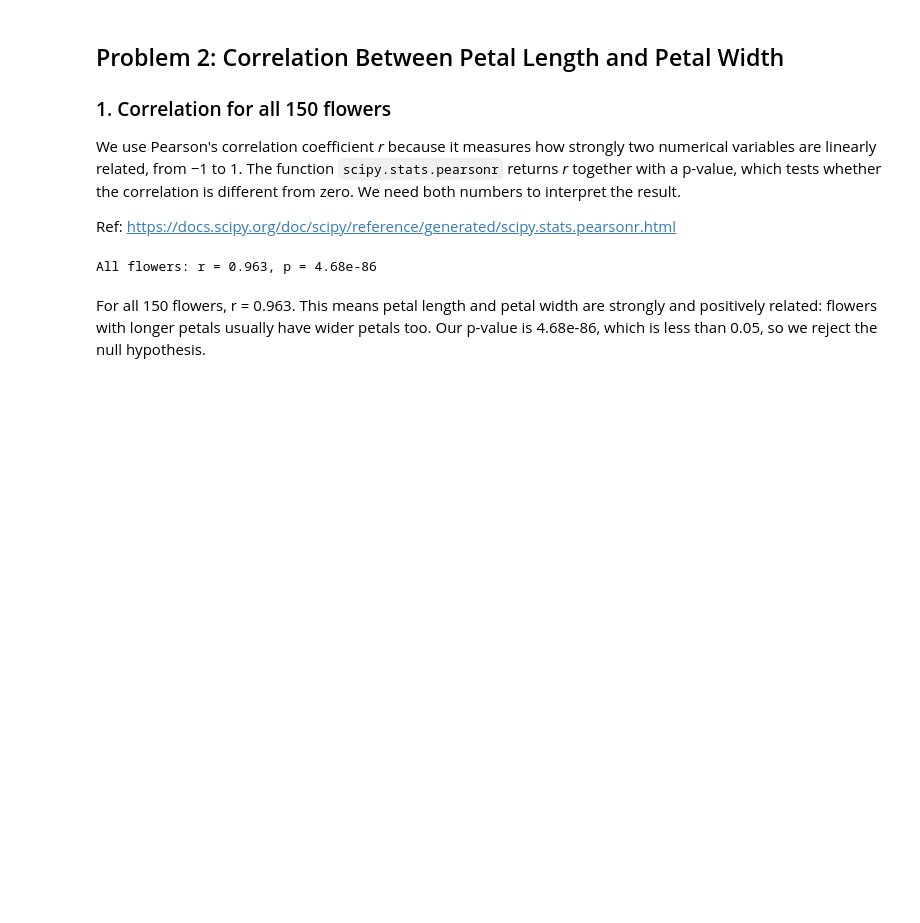
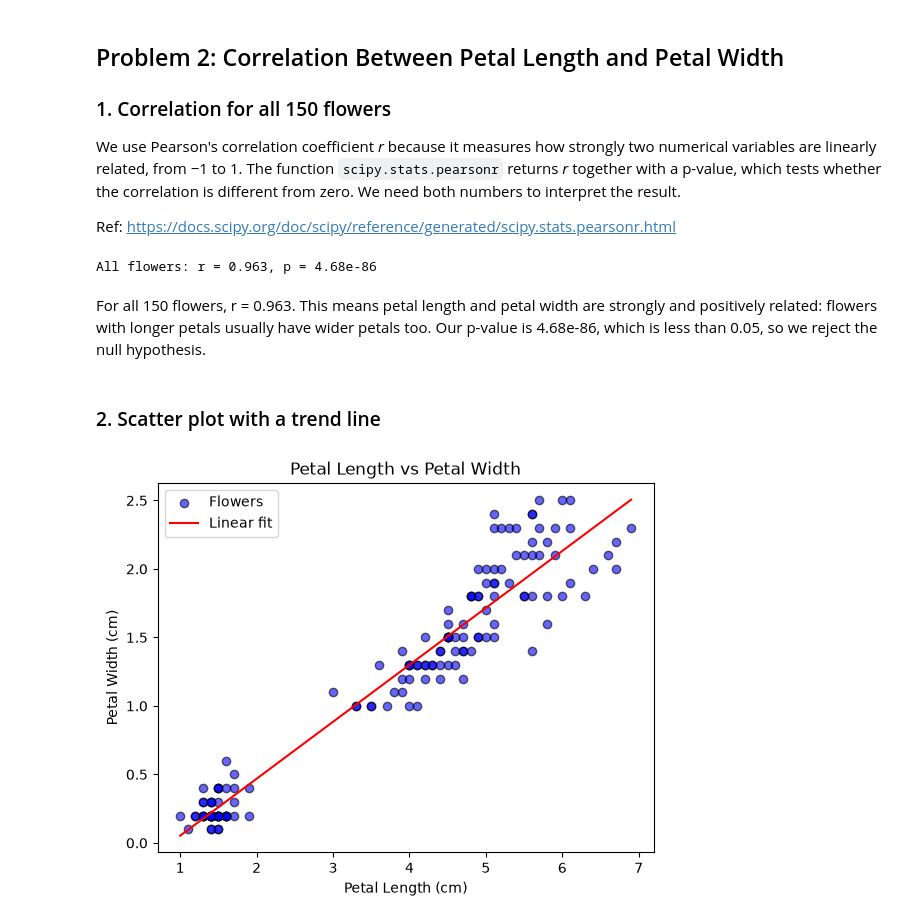
Before and after one commit to dimon-ua/assessment-submission, a Jupyter notebook: problems.ipynb, the cells around one changed output. Drawn from its saved outputs; the diff is of its cells as text; code cells hidden in the pictures; blank space fills up the shorter version.

Commit message:
Add scatter plot with trend line

```diff
--- a/problems.ipynb
+++ b/problems.ipynb
@@ -159,3 +159,22 @@ print(f'All flowers: r = {r_all:.3f}, p = {p_all:.3g}')
 All flowers: r = 0.963, p = 4.68e-86
 # %% [markdown]
 For all 150 flowers, r = 0.963. This means petal length and petal width are strongly and positively related: flowers with longer petals usually have wider petals too. Our p-value is 4.68e-86, which is less than 0.05, so we reject the null hypothesis.
+# %% [markdown]
+### 2. Scatter plot with a trend line
+# %%
+# Scatter plot of petal length against petal width
+plt.scatter(petal_length, petal_width, color='blue', alpha=0.6, edgecolor='black', label='Flowers')
+
+# Straight line that best fits the points (least squares)
+# https://numpy.org/doc/stable/reference/generated/numpy.polyfit.html
+slope, intercept = np.polyfit(petal_length, petal_width, 1)
+x_line = np.linspace(petal_length.min(), petal_length.max(), 100)
+plt.plot(x_line, slope * x_line + intercept, color='red', label='Linear fit')
+
+plt.xlabel('Petal Length (cm)')
+plt.ylabel('Petal Width (cm)')
+plt.title('Petal Length vs Petal Width')
+plt.legend()
+plt.show()
+# %% [output]
+[figure, added]
```
